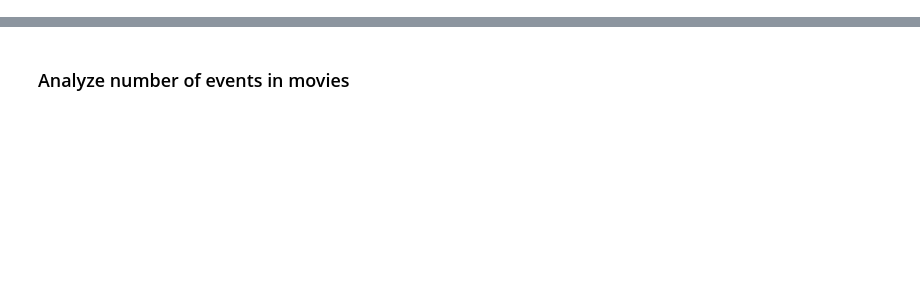
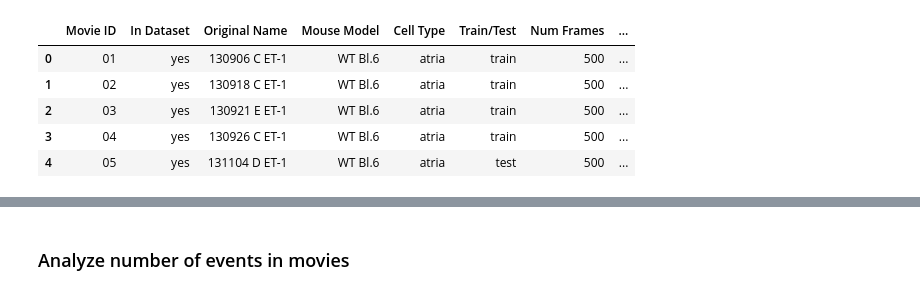
Before and after one commit to dottipr/sparks_project, a Jupyter notebook: notebooks_raw/ANALYSIS compute dataset stats.ipynb, the cells around one changed output, grey strips where cells are left out. Saved outputs shown, nothing was run; the diff lists cells and outputs as text; code cells hidden in the pictures; blank space fills up the shorter version.

```diff
--- a/notebooks_raw/ANALYSIS compute dataset stats.ipynb
+++ b/notebooks_raw/ANALYSIS compute dataset stats.ipynb
@@ -161,0 +60,18 @@ fps_dict = dict(zip(dataset_ids, fps_values))
+# %%
+# Get excel file with all the dataset metadata
+metadata_path = (
+    r"C:\Users\dotti\OneDrive - Universitaet Bern\sparks_code_local\movies_summary.xlsx"
+)
+# Load the column "Movie ID" as string to avoid losing leading zeros
+metadata_df = pd.read_excel(metadata_path, dtype={"Movie ID": str})
+# Remove columns with "In Dataset" == "no"
+metadata_df = metadata_df[metadata_df["In Dataset"] == "yes"]
+# %%
+metadata_df.head()
+# %% [output]
+|  | Movie ID | In Dataset | Original Name | Mouse Model | Cell Type | Train/Test | Num Frames | ... |
+| 0 | 01 | yes | 130906 C ET-1 | WT Bl.6 | atria | train | 500 | ... |
+| 1 | 02 | yes | 130918 C ET-1 | WT Bl.6 | atria | train | 500 | ... |
+| 2 | 03 | yes | 130921 E ET-1 | WT Bl.6 | atria | train | 500 | ... |
+| 3 | 04 | yes | 130926 C ET-1 | WT Bl.6 | atria | train | 500 | ... |
+| 4 | 05 | yes | 131104 D ET-1 | WT Bl.6 | atria | test | 500 | ... |
```
Also changed, not shown: parts of 30 cells of this notebook, 2 other files.
